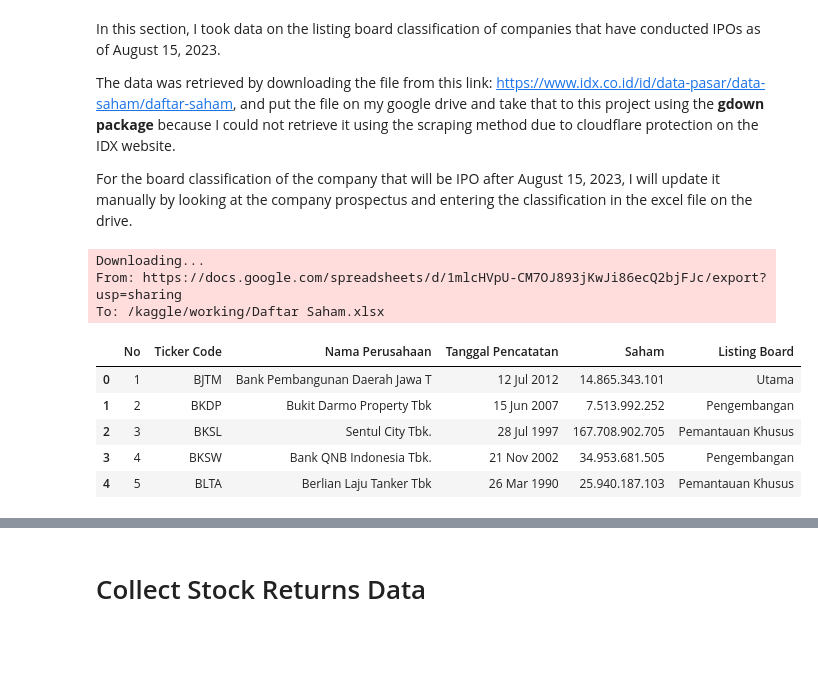
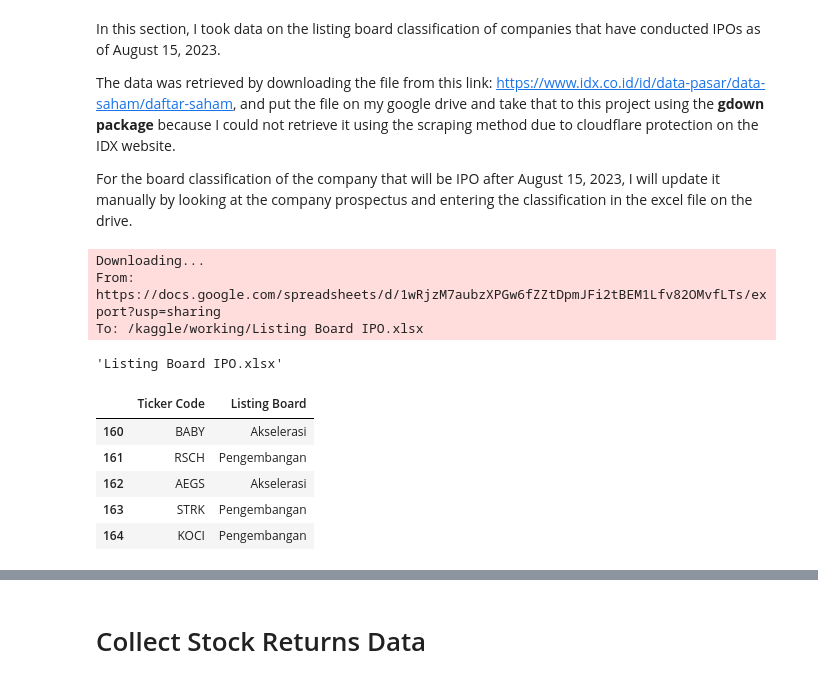
Before and after one commit to ImNash-Fahmi/Scraping-e-IPO-Data-Using-Selenium, a Jupyter notebook: scraping-e-ipo-data-using-selenium.ipynb, the cells around one changed output, grey strips where cells are left out. Saved outputs shown, nothing was run; the diff lists cells and outputs as text; code cells hidden in the pictures; blank space fills up the shorter version.

Commit message:
Kaggle Notebook | Scraping e-IPO Data Using Selenium | Version 126

```diff
--- a/scraping-e-ipo-data-using-selenium.ipynb
+++ b/scraping-e-ipo-data-using-selenium.ipynb
@@ -743,28 +743,30 @@ In this section, I took data on the listing board classification of companies th
 The data was retrieved by downloading the file from this link: https://www.idx.co.id/id/data-pasar/data-saham/daftar-saham, and put the file on my google drive and take that to this project using the **gdown package** because I could not retrieve it using the scraping method due to cloudflare protection on the IDX website.
 
 For the board classification of the company that will be IPO after August 15, 2023, I will update it manually by looking at the company prospectus and entering the classification in the excel file on the drive.
+# %%
+gdown.download("https://docs.google.com/spreadsheets/d/1wRjzM7aubzXPGw6fZZtDpmJFi2tBEM1Lfv82OMvfLTs/export?usp=sharing",
+               "Listing Board IPO.xlsx",
+               quiet=False,
+               fuzzy=True)
+# %% [output]
+Downloading...
+From: https://docs.google.com/spreadsheets/d/1wRjzM7aubzXPGw6fZZtDpmJFi2tBEM1Lfv82OMvfLTs/export?usp=sharing
+To: /kaggle/working/Listing Board IPO.xlsx
+'Listing Board IPO.xlsx'
 # %%
-gdown.download("https://docs.google.com/spreadsheets/d/1mlcHVpU-CM7OJ893jKwJi86ecQ2bjFJc/export?usp=sharing",
-               "Daftar Saham.xlsx",
-               quiet=False,
-               fuzzy=True)
-
-board_list = pd.read_excel("/kaggle/working/Daftar Saham.xlsx")
+board_list = pd.read_excel("/kaggle/working/Listing Board IPO.xlsx")
 board_list.rename(columns={'Kode': 'Ticker Code','Papan Pencatatan' : 'Listing Board'}, inplace=True) #Rename the column to perform the merge function
 
-os.remove("/kaggle/working/Daftar Saham.xlsx") #Delete the downloaded file
+os.remove("/kaggle/working/Listing Board IPO.xlsx") #Delete the downloaded file
 
-board_list.head()
+board_list.tail()
 # %% [output]
-Downloading...
-From: https://docs.google.com/spreadsheets/d/1mlcHVpU-CM7OJ893jKwJi86ecQ2bjFJc/export?usp=sharing
-To: /kaggle/working/Daftar Saham.xlsx
-|  | No | Ticker Code | Nama Perusahaan | Tanggal Pencatatan | Saham | Listing Board |
-| 0 | 1 | BJTM | Bank Pembangunan Daerah Jawa T | 12 Jul 2012 | 14.865.343.101 | Utama |
-| 1 | 2 | BKDP | Bukit Darmo Property Tbk | 15 Jun 2007 | 7.513.992.252 | Pengembangan |
-| 2 | 3 | BKSL | Sentul City Tbk. | 28 Jul 1997 | 167.708.902.705 | Pemantauan Khusus |
-| 3 | 4 | BKSW | Bank QNB Indonesia Tbk. | 21 Nov 2002 | 34.953.681.505 | Pengembangan |
-| 4 | 5 | BLTA | Berlian Laju Tanker Tbk | 26 Mar 1990 | 25.940.187.103 | Pemantauan Khusus |
+|  | Ticker Code | Listing Board |
+| 160 | BABY | Akselerasi |
+| 161 | RSCH | Pengembangan |
+| 162 | AEGS | Akselerasi |
+| 163 | STRK | Pengembangan |
+| 164 | KOCI | Pengembangan |
 # %%
 # Perform the join
 table = pd.merge(table, board_list[['Ticker Code','Listing Board']], on='Ticker Code', how='left')
```
Also changed, not shown: parts of 4 cells of this notebook.
